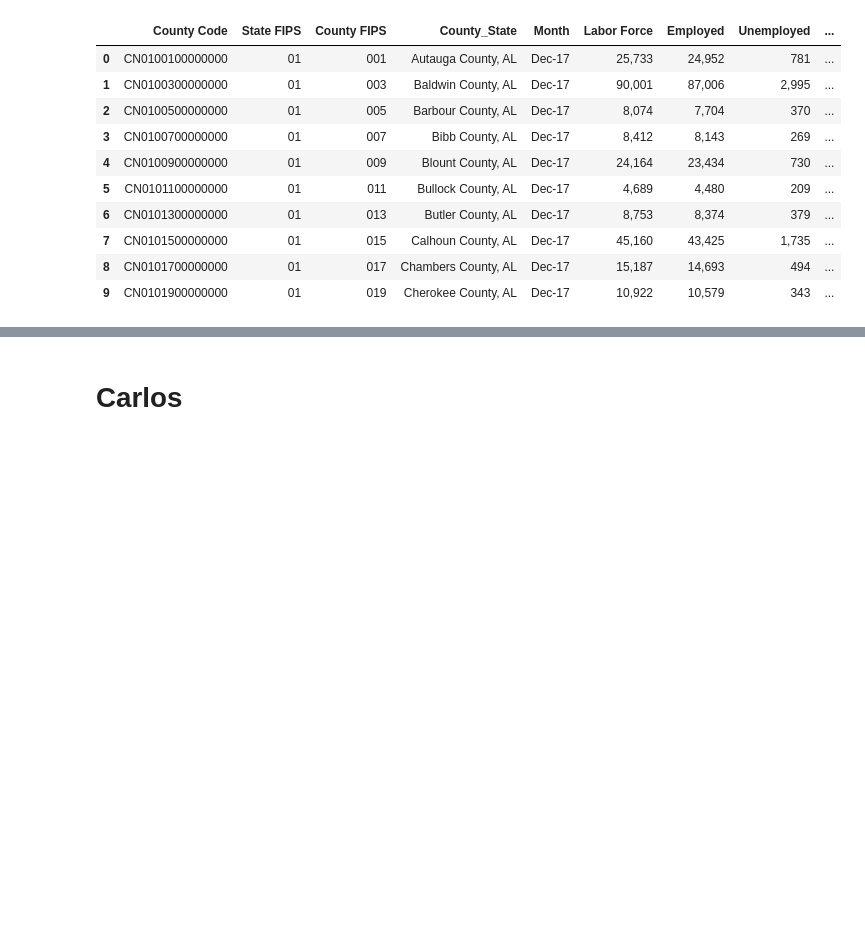
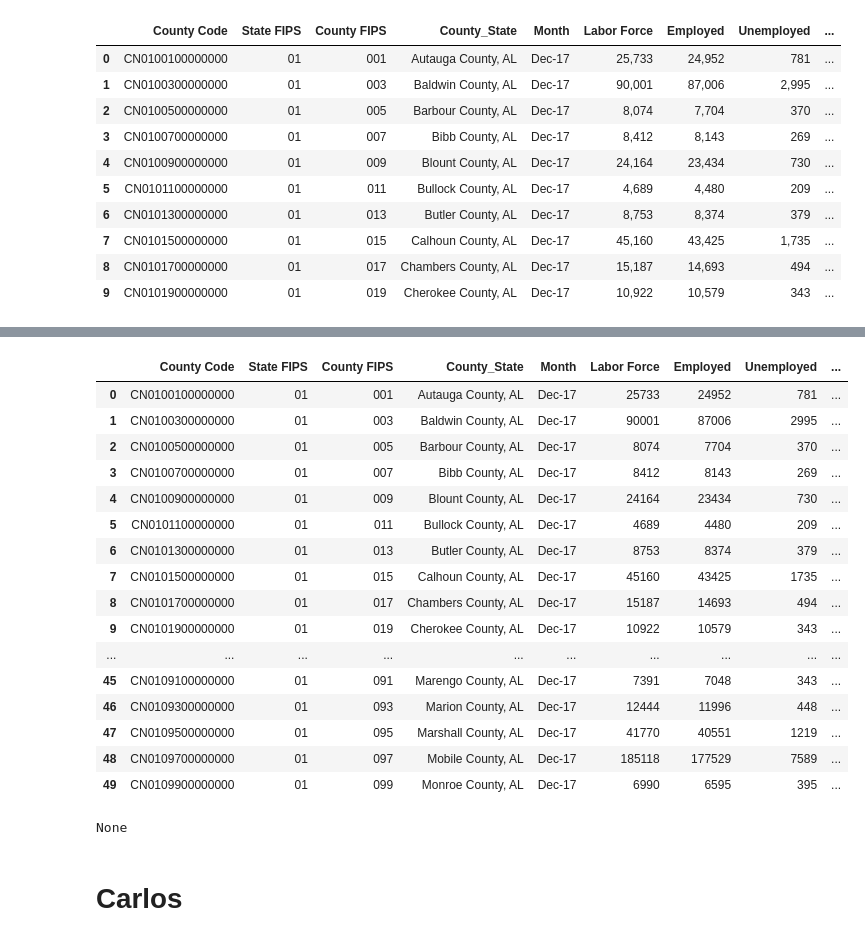
Before and after one commit to Gissel7181/Project-One, a Jupyter notebook: Project 1.ipynb, the cells around one changed output, grey strips where cells are left out. Saved outputs shown, nothing was run; the diff lists cells and outputs as text; code cells hidden in the pictures; blank space fills up the shorter version.

```diff
--- a/Project 1.ipynb
+++ b/Project 1.ipynb
@@ -115,13 +168,12 @@ for row in range(0, len(unemployment_df)):
 
     string = unemployment_df["Unemployment Rate (%)"][row]
     unemployment_df["Unemployment Rate (%)"][row] = string.strip()
-    unemployment_df["Unemployment Rate (%)"][row] = string.replace(",","")
 
 # Convert numerical string values to integers
 unemployment_df["Labor Force"] = unemployment_df["Labor Force"].astype(int)
-unemployment_df["Employed"] = unemployment_df["Labor Force"].astype(int)
-unemployment_df["Unemployed"] = unemployment_df["Labor Force"].astype(int)
-unemployment_df["Unemployment Rate (%)"] = unemployment_df["Labor Force"].astype(int)
+unemployment_df["Employed"] = unemployment_df["Employed"].astype(int)
+unemployment_df["Unemployed"] = unemployment_df["Unemployed"].astype(int)
+unemployment_df["Unemployment Rate (%)"] = unemployment_df["Unemployment Rate (%)"].astype(float)
 
 
 unemployment_df.dtypes
@@ -138,9 +190,31 @@ Unemployment Rate (%)     int32
 dtype: object
+# %%
+unemployment_df.head(50)
+# %% [output]
+|  | County Code | State FIPS | County FIPS | County_State | Month | Labor Force | Employed | Unemployed | ... |
+| 0 | CN0100100000000 | 01 | 001 | Autauga County, AL | Dec-17 | 25733 | 24952 | 781 | ... |
+| 1 | CN0100300000000 | 01 | 003 | Baldwin County, AL | Dec-17 | 90001 | 87006 | 2995 | ... |
+| 2 | CN0100500000000 | 01 | 005 | Barbour County, AL | Dec-17 | 8074 | 7704 | 370 | ... |
+| 3 | CN0100700000000 | 01 | 007 | Bibb County, AL | Dec-17 | 8412 | 8143 | 269 | ... |
+| 4 | CN0100900000000 | 01 | 009 | Blount County, AL | Dec-17 | 24164 | 23434 | 730 | ... |
+| 5 | CN0101100000000 | 01 | 011 | Bullock County, AL | Dec-17 | 4689 | 4480 | 209 | ... |
+| 6 | CN0101300000000 | 01 | 013 | Butler County, AL | Dec-17 | 8753 | 8374 | 379 | ... |
+| 7 | CN0101500000000 | 01 | 015 | Calhoun County, AL | Dec-17 | 45160 | 43425 | 1735 | ... |
+| 8 | CN0101700000000 | 01 | 017 | Chambers County, AL | Dec-17 | 15187 | 14693 | 494 | ... |
+| 9 | CN0101900000000 | 01 | 019 | Cherokee County, AL | Dec-17 | 10922 | 10579 | 343 | ... |
+| ... | ... | ... | ... | ... | ... | ... | ... | ... | ... |
+| 45 | CN0109100000000 | 01 | 091 | Marengo County, AL | Dec-17 | 7391 | 7048 | 343 | ... |
+| 46 | CN0109300000000 | 01 | 093 | Marion County, AL | Dec-17 | 12444 | 11996 | 448 | ... |
+| 47 | CN0109500000000 | 01 | 095 | Marshall County, AL | Dec-17 | 41770 | 40551 | 1219 | ... |
+| 48 | CN0109700000000 | 01 | 097 | Mobile County, AL | Dec-17 | 185118 | 177529 | 7589 | ... |
+| 49 | CN0109900000000 | 01 | 099 | Monroe County, AL | Dec-17 | 6990 | 6595 | 395 | ... |
 # %%
 # Use geocoder to find county
 
-results = geocoder.google("102 SW 6th Ave, Miami, FL 33130", key=g_key)
-print(results.postal)
+results = geocoder.google("22042", key=g_key)
+print(results.county)
+# %% [output]
+None
 # %%
 # Testing api calls from Bureau of Labor Statistics
 # Later: add bls_key to config and import
```
Also changed, not shown: parts of 7 cells of this notebook, 1 other file.
